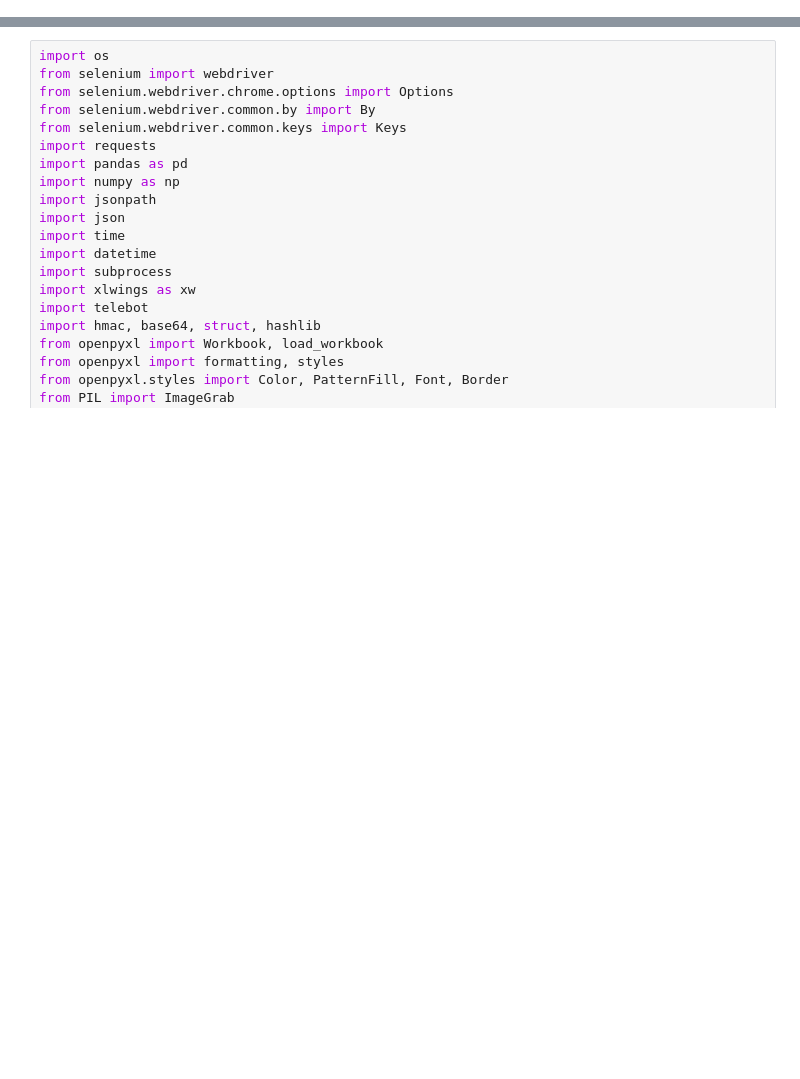
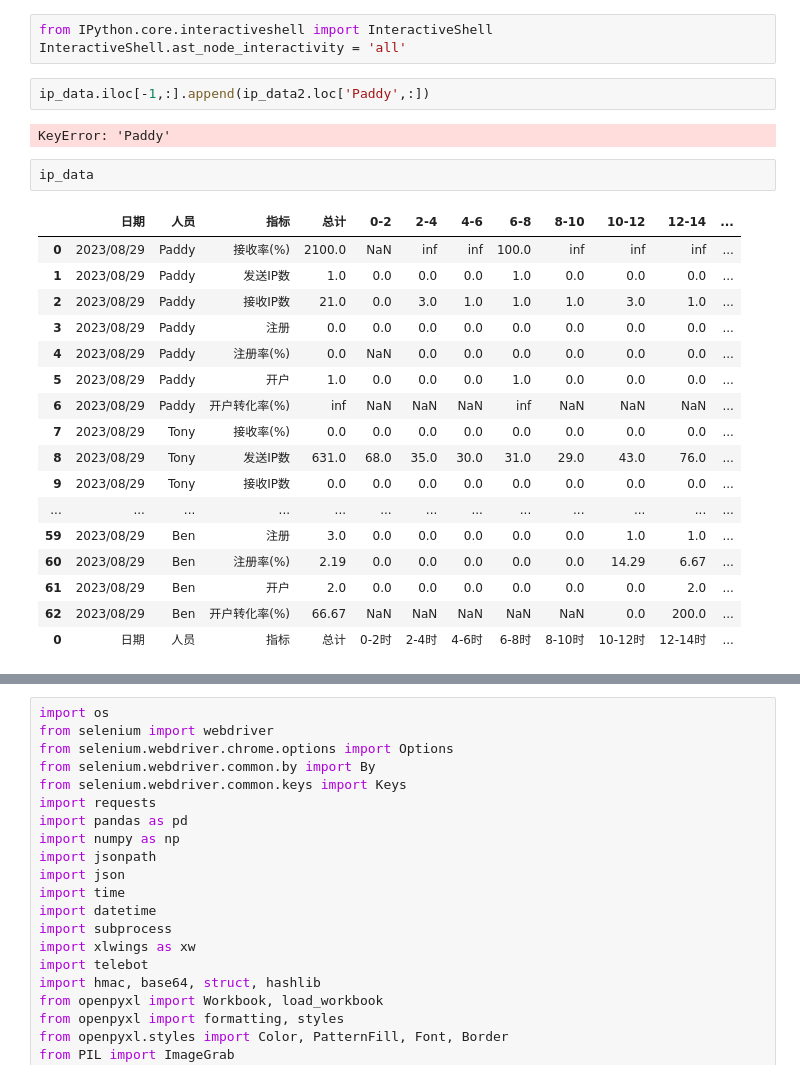
Before and after one commit to Marquis0065/project202308285, a Jupyter notebook: Bsport/TEST_/seo1.2_代码优化测试.ipynb, the cells around one changed output, grey strips where cells are left out. Cells and saved outputs as stored; diff of their text form; blank space fills up the shorter version.

```diff
--- a/Bsport/TEST_/seo1.2_代码优化测试.ipynb
+++ b/Bsport/TEST_/seo1.2_代码优化测试.ipynb
@@ -15,0 +524,27 @@ shuju.iloc[:,:-1]
+# %%
+from IPython.core.interactiveshell import InteractiveShell
+InteractiveShell.ast_node_interactivity = 'all'
+# %%
+ip_data.iloc[-1,:].append(ip_data2.loc['Paddy',:])
+# %% [output]
+KeyError: 'Paddy'
+# %%
+ip_data
+# %% [output]
+|  | 日期 | 人员 | 指标 | 总计 | 0-2 | 2-4 | 4-6 | 6-8 | 8-10 | 10-12 | 12-14 | ... |
+| 0 | 2023/08/29 | Paddy | 接收率(%) | 2100.0 | NaN | inf | inf | 100.0 | inf | inf | inf | ... |
+| 1 | 2023/08/29 | Paddy | 发送IP数 | 1.0 | 0.0 | 0.0 | 0.0 | 1.0 | 0.0 | 0.0 | 0.0 | ... |
+| 2 | 2023/08/29 | Paddy | 接收IP数 | 21.0 | 0.0 | 3.0 | 1.0 | 1.0 | 1.0 | 3.0 | 1.0 | ... |
+| 3 | 2023/08/29 | Paddy | 注册 | 0.0 | 0.0 | 0.0 | 0.0 | 0.0 | 0.0 | 0.0 | 0.0 | ... |
+| 4 | 2023/08/29 | Paddy | 注册率(%) | 0.0 | NaN | 0.0 | 0.0 | 0.0 | 0.0 | 0.0 | 0.0 | ... |
+| 5 | 2023/08/29 | Paddy | 开户 | 1.0 | 0.0 | 0.0 | 0.0 | 1.0 | 0.0 | 0.0 | 0.0 | ... |
+| 6 | 2023/08/29 | Paddy | 开户转化率(%) | inf | NaN | NaN | NaN | inf | NaN | NaN | NaN | ... |
+| 7 | 2023/08/29 | Tony | 接收率(%) | 0.0 | 0.0 | 0.0 | 0.0 | 0.0 | 0.0 | 0.0 | 0.0 | ... |
+| 8 | 2023/08/29 | Tony | 发送IP数 | 631.0 | 68.0 | 35.0 | 30.0 | 31.0 | 29.0 | 43.0 | 76.0 | ... |
+| 9 | 2023/08/29 | Tony | 接收IP数 | 0.0 | 0.0 | 0.0 | 0.0 | 0.0 | 0.0 | 0.0 | 0.0 | ... |
+| ... | ... | ... | ... | ... | ... | ... | ... | ... | ... | ... | ... | ... |
+| 59 | 2023/08/29 | Ben | 注册 | 3.0 | 0.0 | 0.0 | 0.0 | 0.0 | 0.0 | 1.0 | 1.0 | ... |
+| 60 | 2023/08/29 | Ben | 注册率(%) | 2.19 | 0.0 | 0.0 | 0.0 | 0.0 | 0.0 | 14.29 | 6.67 | ... |
+| 61 | 2023/08/29 | Ben | 开户 | 2.0 | 0.0 | 0.0 | 0.0 | 0.0 | 0.0 | 0.0 | 2.0 | ... |
+| 62 | 2023/08/29 | Ben | 开户转化率(%) | 66.67 | NaN | NaN | NaN | NaN | NaN | 0.0 | 200.0 | ... |
+| 0 | 日期 | 人员 | 指标 | 总计 | 0-2时 | 2-4时 | 4-6时 | 6-8时 | 8-10时 | 10-12时 | 12-14时 | ... |
```
Also changed, not shown: parts of 10 cells of this notebook, 4 other files.
